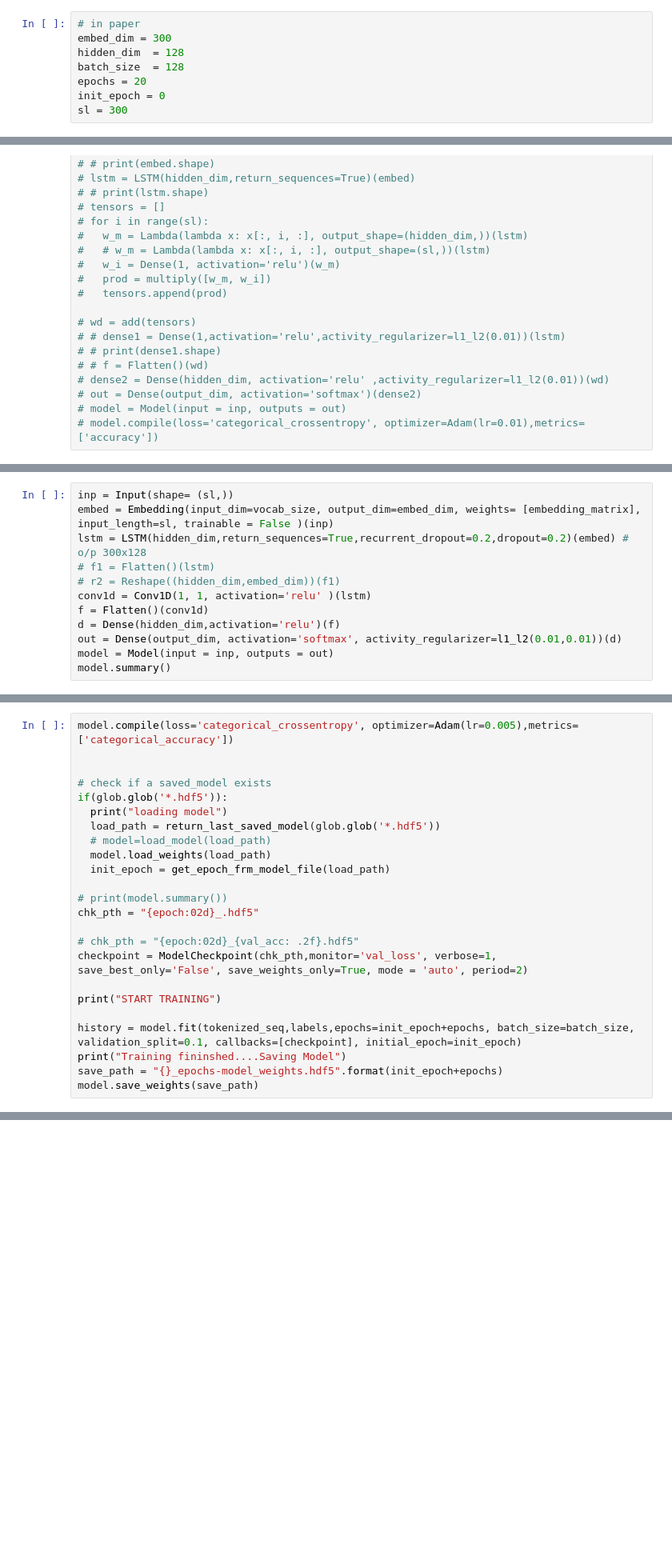
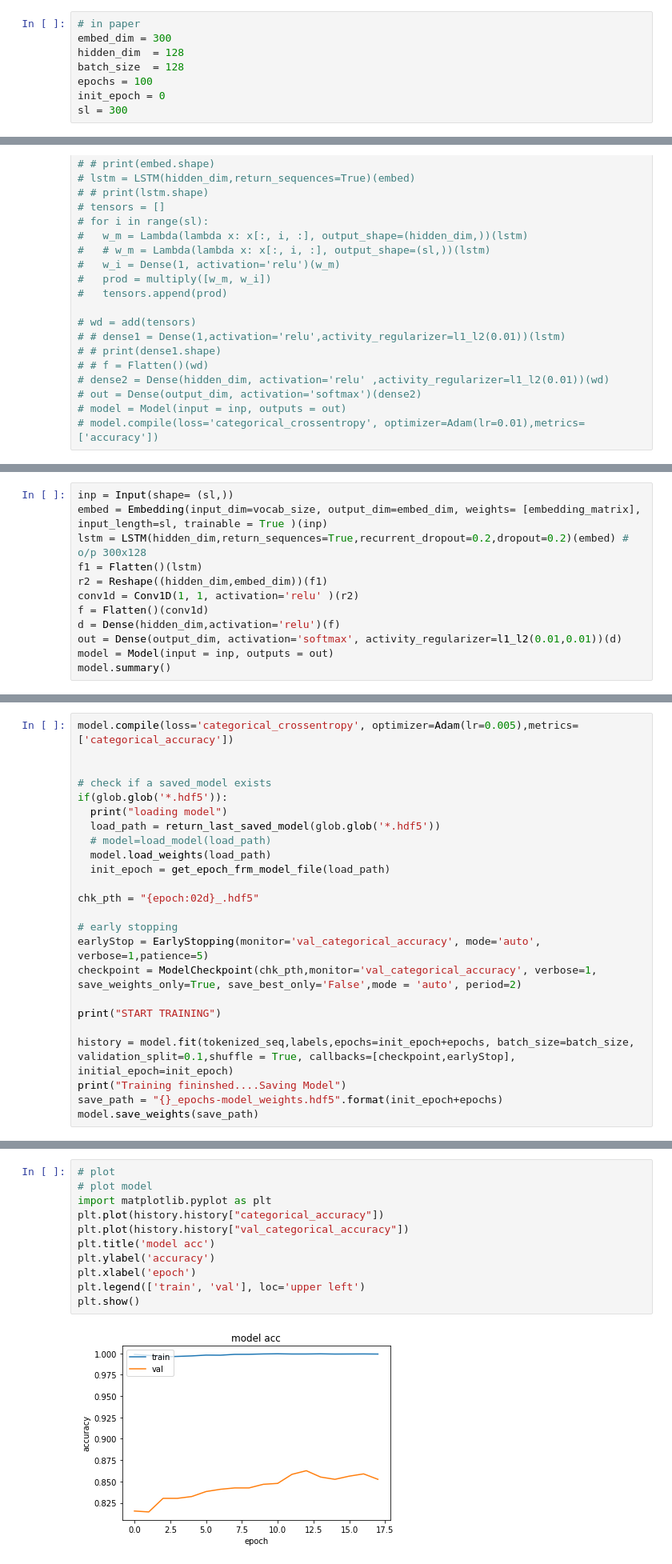
Before and after one commit to QuickLearner171998/Weighted-RNN-for-News-Text-Classification, a Jupyter notebook: WRNN_News_Text_Classification.ipynb, the cells around one changed output, grey strips where cells are left out. Shown: that part at 80% size. Drawn from its saved outputs; the diff is of its cells as text; blank space fills up the shorter version.

Commit message:
Val acc-0.85 epoch 38 || early stopping added

```diff
--- a/WRNN_News_Text_Classification.ipynb
+++ b/WRNN_News_Text_Classification.ipynb
@@ -135,7 +134,7 @@ def get_embedding_matrix(tokenizer, path, embedding_dim):
 embed_dim = 300
 hidden_dim  = 128
 batch_size  = 128
-epochs = 20
+epochs = 100
 init_epoch = 0
 sl = 300
 # %%
@@ -232,10 +213,10 @@ _________________________________________________________________
 # %%
 inp = Input(shape= (sl,))
-embed = Embedding(input_dim=vocab_size, output_dim=embed_dim, weights= [embedding_matrix], input_length=sl, trainable = False )(inp)
+embed = Embedding(input_dim=vocab_size, output_dim=embed_dim, weights= [embedding_matrix], input_length=sl, trainable = True )(inp)
 lstm = LSTM(hidden_dim,return_sequences=True,recurrent_dropout=0.2,dropout=0.2)(embed) # o/p 300x128
-# f1 = Flatten()(lstm)
-# r2 = Reshape((hidden_dim,embed_dim))(f1)
-conv1d = Conv1D(1, 1, activation='relu' )(lstm)
+f1 = Flatten()(lstm)
+r2 = Reshape((hidden_dim,embed_dim))(f1)
+conv1d = Conv1D(1, 1, activation='relu' )(r2)
 f = Flatten()(conv1d)
 d = Dense(hidden_dim,activation='relu')(f)
 out = Dense(output_dim, activation='softmax', activity_regularizer=l1_l2(0.01,0.01))(d)
@@ -271,15 +252,15 @@ if(glob.glob('*.hdf5')):
   model.load_weights(load_path)
   init_epoch = get_epoch_frm_model_file(load_path)
 
-# print(model.summary())
 chk_pth = "{epoch:02d}_.hdf5"
 
-# chk_pth = "{epoch:02d}_{val_acc: .2f}.hdf5"
-checkpoint = ModelCheckpoint(chk_pth,monitor='val_loss', verbose=1, save_best_only='False', save_weights_only=True, mode = 'auto', period=2)
+# early stopping
+earlyStop = EarlyStopping(monitor='val_categorical_accuracy', mode='auto', verbose=1,patience=5)
+checkpoint = ModelCheckpoint(chk_pth,monitor='val_categorical_accuracy', verbose=1, save_weights_only=True, save_best_only='False',mode = 'auto', period=2)
 
 print("START TRAINING")
 
-history = model.fit(tokenized_seq,labels,epochs=init_epoch+epochs, batch_size=batch_size, validation_split=0.1, callbacks=[checkpoint], initial_epoch=init_epoch)
+history = model.fit(tokenized_seq,labels,epochs=init_epoch+epochs, batch_size=batch_size, validation_split=0.1,shuffle = True, callbacks=[checkpoint,earlyStop], initial_epoch=init_epoch)
 print("Training fininshed....Saving Model")
 save_path = "{}_epochs-model_weights.hdf5".format(init_epoch+epochs)
 model.save_weights(save_path)
@@ -304,0 +285,13 @@ KeyboardInterrupt: ignored
+# %%
+# plot
+# plot model
+import matplotlib.pyplot as plt
+plt.plot(history.history["categorical_accuracy"])
+plt.plot(history.history["val_categorical_accuracy"])
+plt.title('model acc')
+plt.ylabel('accuracy')
+plt.xlabel('epoch')
+plt.legend(['train', 'val'], loc='upper left')
+plt.show()
+# %% [output]
+[figure, added]
```
Also changed, not shown: parts of 7 cells of this notebook.
